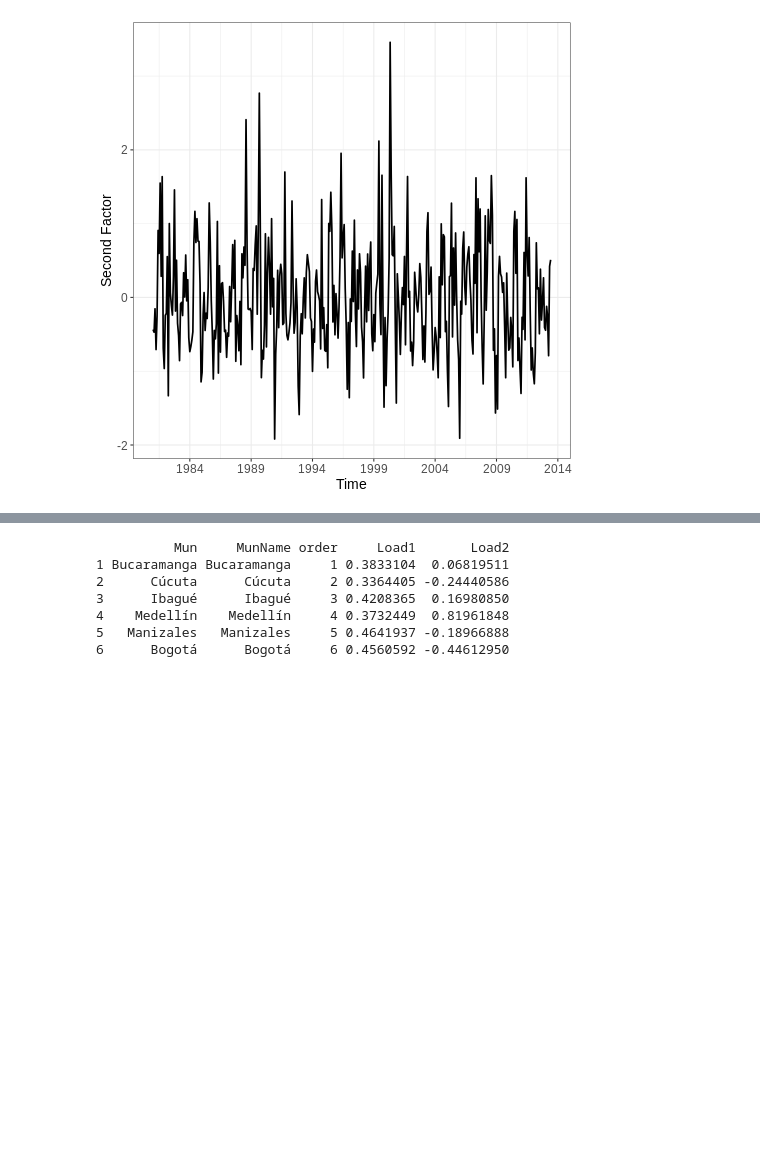
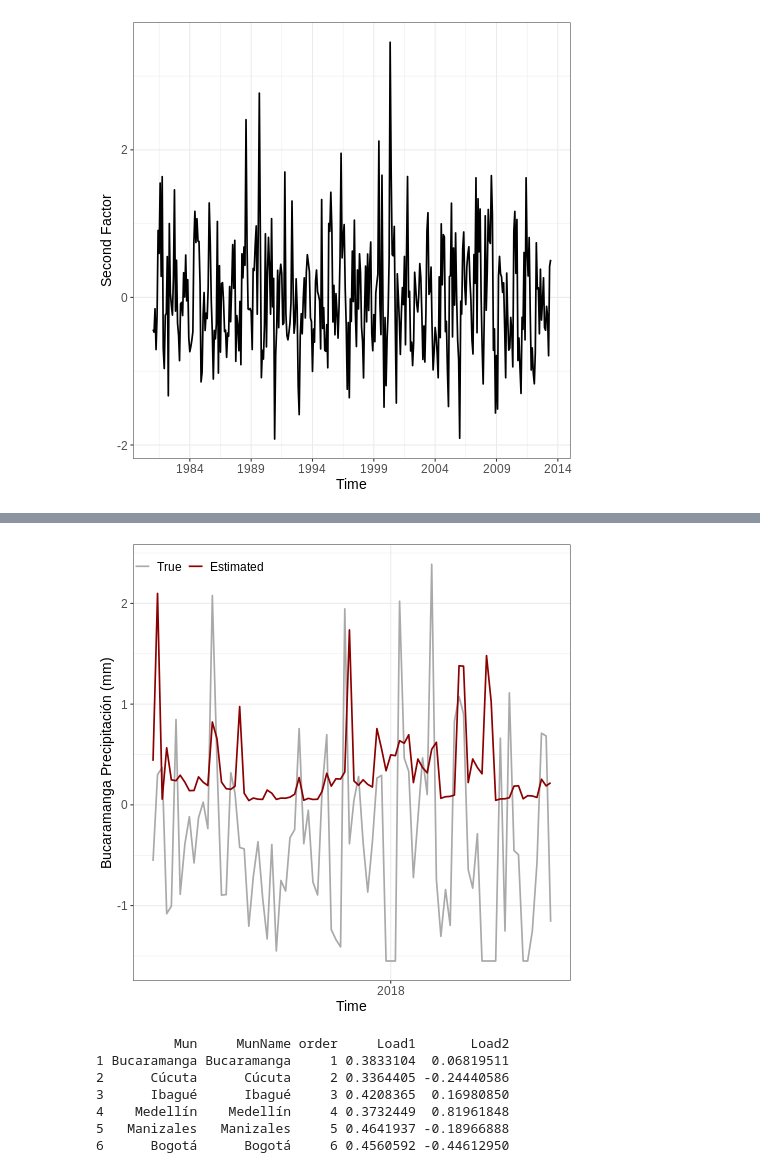
Before and after one commit to jofmorenore/TS_Climatic, a Jupyter notebook: R/SeasonalDFM_PrecipitationAirports6C.ipynb, the cells around one changed output, grey strips where cells are left out. Drawn from its saved outputs; the diff is of its cells as text; code cells hidden in the pictures; blank space fills up the shorter version.

```diff
--- a/R/SeasonalDFM_PrecipitationAirports6C.ipynb
+++ b/R/SeasonalDFM_PrecipitationAirports6C.ipynb
@@ -1232,0 +1405,10 @@ ggplot(DataFac, aes(x = Time, y = Fac2)) +
+# %%
+%%R
+mun <- 1 # Bucaramanga
+Fac_hat = data.frame(f1 = df_forecast_f1$value[df_forecast_f1$model == 'SARIMA (0,1,0) x (0,1,1)'],
+                     f2 = df_forecast_f2$value[df_forecast_f2$model == 'SARIMA (1,0,0) x (2,0,0)'])
+Chi_hat <- as.matrix(Fac_hat) %*% t(Load)
+
+Data_hat <- data.frame(Time = Data2$Date[Data2$Date > as.Date('2013-08-01')],
+                       x1 = sX2[393:480,mun], x2 = Chi_hat[,mun]) %>%
+  gather(key = "Type", value = "Value", 2:3)
@@ -1232,0 +1422,21 @@ ggplot(DataFac, aes(x = Time, y = Fac2)) +
+# %%
+%%R
+# plot True (ts scaled) vs Estimated (x2: Chi = Fac %*% t(Load))
+ggplot(Data_hat, aes(x = Time, y = Value, colour = Type)) +
+  geom_line(linewidth = 0.8) +
+  scale_x_date(date_breaks = "5 years", date_labels = "%Y") +
+  scale_colour_manual(values = c("darkgrey", "darkred"),
+                      labels = c("True", "Estimated")) +
+  labs(x = "Time", y = "Bucaramanga Precipitación (mm)") +
+  theme_bw() +
+  theme(axis.title = element_text(size = 14),
+        axis.text = element_text(size = 12),
+        legend.title = element_blank(),
+        legend.text = element_text(size = 12),
+        legend.position = "inside",
+        legend.position.inside = c(.15, .95),
+        legend.background = element_blank(),
+        legend.key = element_blank(),
+        legend.direction = "horizontal")
+# %% [output]
+[figure, added]
```
Also changed, not shown: parts of 23 cells of this notebook.
